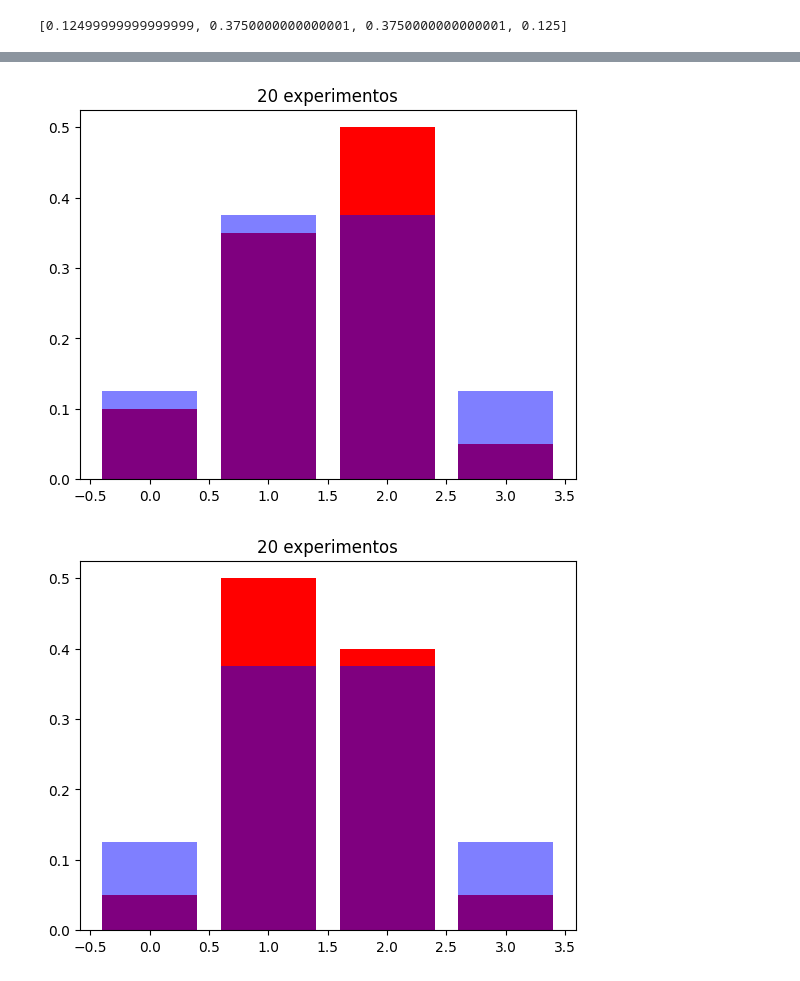
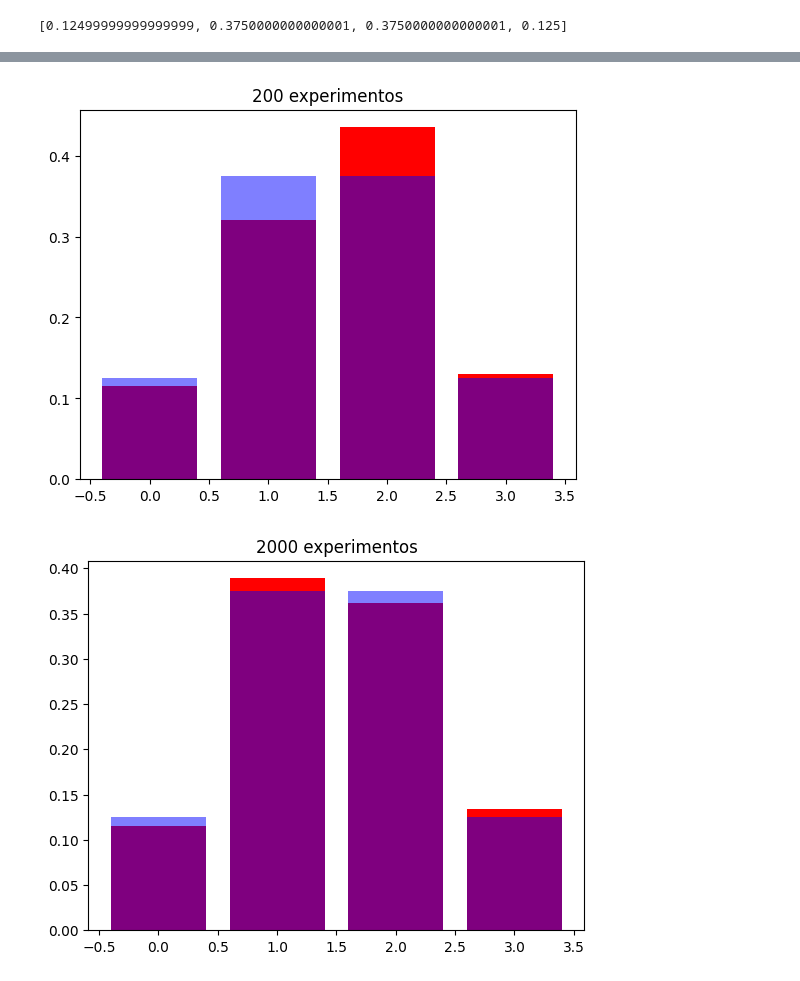
Before and after one commit to feracor/probabilidad, a Jupyter notebook: 1_ditribuciones.ipynb, the cells around one changed output, grey strips where cells are left out. Saved outputs shown, nothing was run; the diff lists cells and outputs as text; code cells hidden in the pictures.

```diff
--- a/1_ditribuciones.ipynb
+++ b/1_ditribuciones.ipynb
@@ -108,8 +108,8 @@ plot_hist(20) #Se realizan 20 lanzamientos y se compara con el valor teórico qu
 # %%
-plot_hist(20) #Se realizan 20 lanzamientos y se compara con el valor teórico que debería dar
+plot_hist(200) #Se realizan 200 lanzamientos y se compara con el valor teórico que debería dar
 # %% [output]
-[figure, old version]
+[figure, new version]
 # %%
-plot_hist(20) #Se realizan 20 lanzamientos y se compara con el valor teórico que debería dar
+plot_hist(2000) #Se realizan 2000 lanzamientos y se compara con el valor teórico que debería dar
 # %% [output]
-[figure, old version]
+[figure, new version]
```
Also changed, not shown: parts of 1 cell of this notebook.
